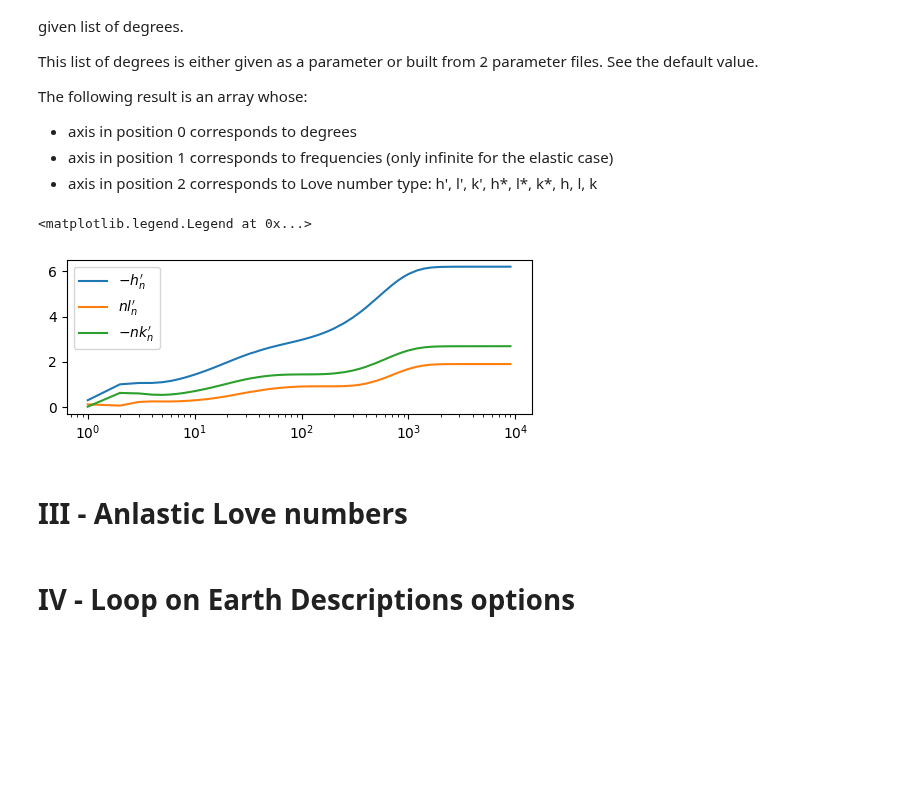
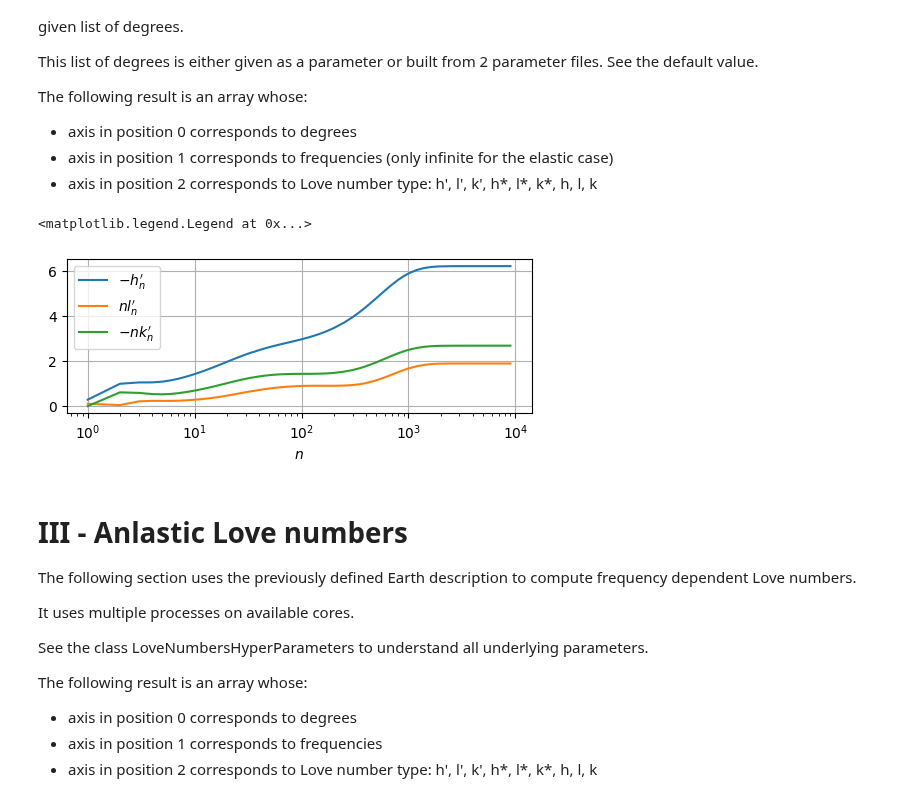
Before and after one commit to maxime-rousselet-cnes/SNREI, a Jupyter notebook: Love_numbers_main_tutorial.ipynb, the cells around one changed output. Cells and saved outputs as stored; diff of their text form; code cells hidden in the pictures; blank space fills up the shorter version.

Commit message:
Love numbers tutorial v1

```diff
--- a/Love_numbers_main_tutorial.ipynb
+++ b/Love_numbers_main_tutorial.ipynb
@@ -34,17 +34,16 @@ degrees = generate_degrees_list(
 )
 elastic_Love_numbers = elastic_Love_numbers_computing(anelasticity_description=Earth_description, degrees=degrees)
 # %%
-from matplotlib.pyplot import semilogx, figure, legend, grid
+from matplotlib.pyplot import semilogx, figure, legend, grid, xlabel
 from numpy import array
 
 figure(figsize=(6, 2))
 semilogx(degrees, -elastic_Love_numbers[:, 0, 0].real, label="$-h_n'$")
 semilogx(degrees, array(degrees) * elastic_Love_numbers[:, 0, 1].real, label="$nl_n'$")
 semilogx(degrees, -array(degrees) * elastic_Love_numbers[:, 0, 2].real, label="$-nk_n'$")
 grid()
+xlabel("$n$")
 legend()
 # %% [output]
 <matplotlib.legend.Legend at 0x...>
-[figure, old version]
+[figure, new version]
-# %% [markdown]
-# III - Anlastic Love numbers
@@ -53,2 +49,0 @@ from src import anelastic_Love_numbers_computing
-# %% [markdown]
-# IV - Loop on Earth Descriptions options
@@ -60,0 +50,12 @@ from src import (
+# %% [markdown]
+# III - Anlastic Love numbers
+The following section uses the previously defined Earth description to compute frequency dependent Love numbers.
+
+It uses multiple processes on available cores.
+
+See the class LoveNumbersHyperParameters to understand all underlying parameters.
+
+The following result is an array whose:
+- axis in position 0 corresponds to degrees
+- axis in position 1 corresponds to frequencies
+- axis in position 2 corresponds to Love number type: h', l', k', h*, l*, k*, h, l, k
```
Also changed, not shown: parts of 9 cells of this notebook, 6 other files.
